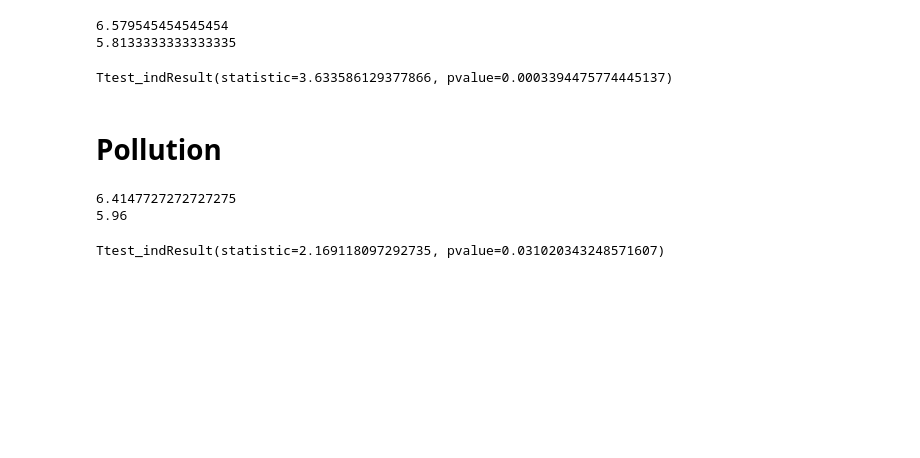
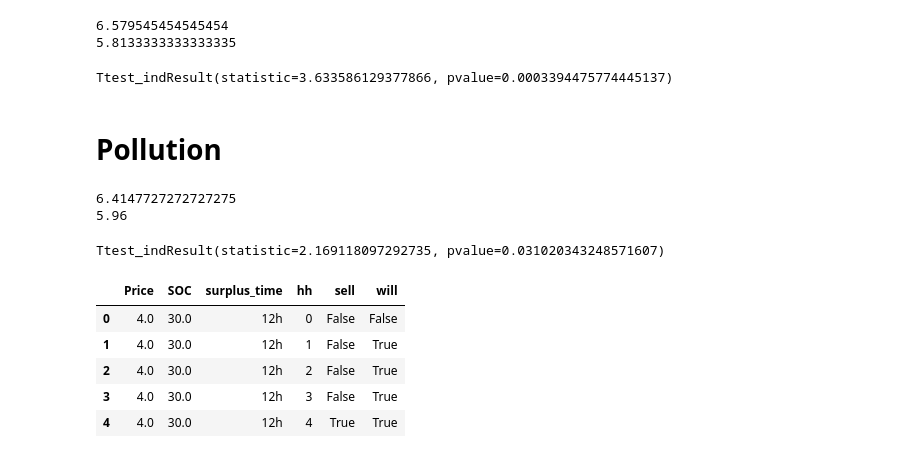
Before and after one commit to alefunxo/P2P-communities-PV-Battery, a Jupyter notebook: src/tables_survey.ipynb, the cells around one changed output. Drawn from its saved outputs; the diff is of its cells as text; code cells hidden in the pictures; blank space fills up the shorter version.

```diff
--- a/src/tables_survey.ipynb
+++ b/src/tables_survey.ipynb
@@ -466,0 +483,9 @@ Ttest_indResult(statistic=2.169118097292735, pvalue=0.031020343248571607)
+# %%
+df_bhv.head()
+# %% [output]
+|  | Price | SOC | surplus_time | hh | sell | will |
+| 0 | 4.0 | 30.0 | 12h | 0 | False | False |
+| 1 | 4.0 | 30.0 | 12h | 1 | False | True |
+| 2 | 4.0 | 30.0 | 12h | 2 | False | True |
+| 3 | 4.0 | 30.0 | 12h | 3 | False | True |
+| 4 | 4.0 | 30.0 | 12h | 4 | True | True |
```
Also changed, not shown: parts of 25 cells of this notebook, 6 other files.
